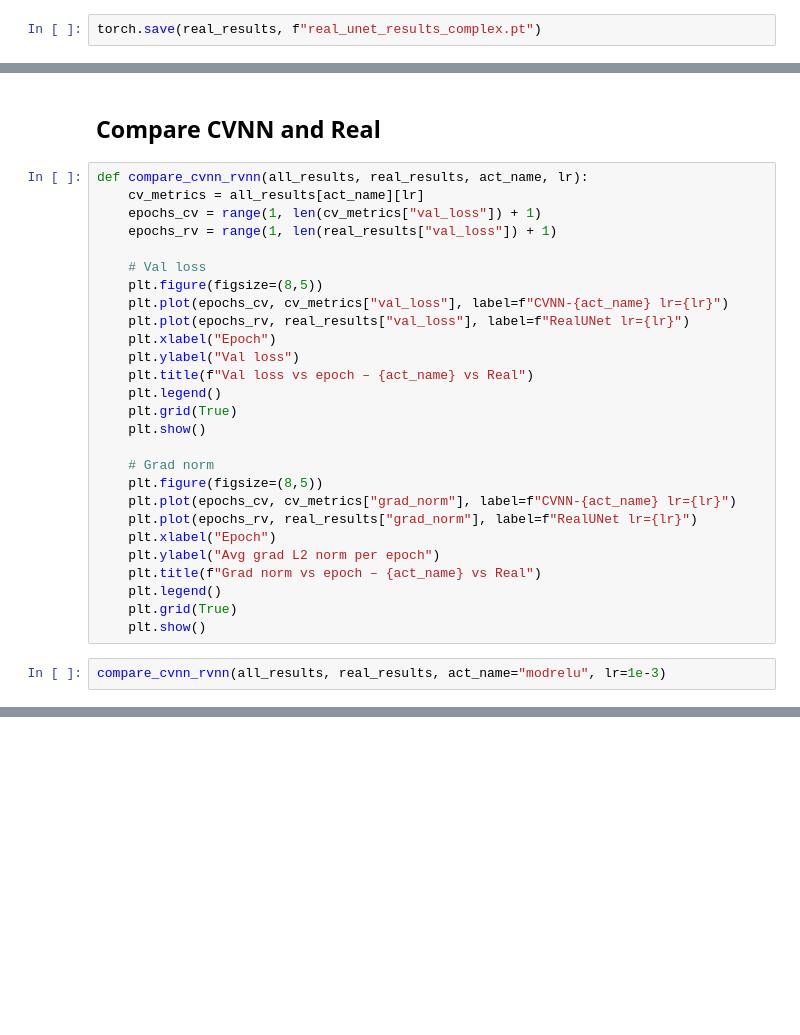
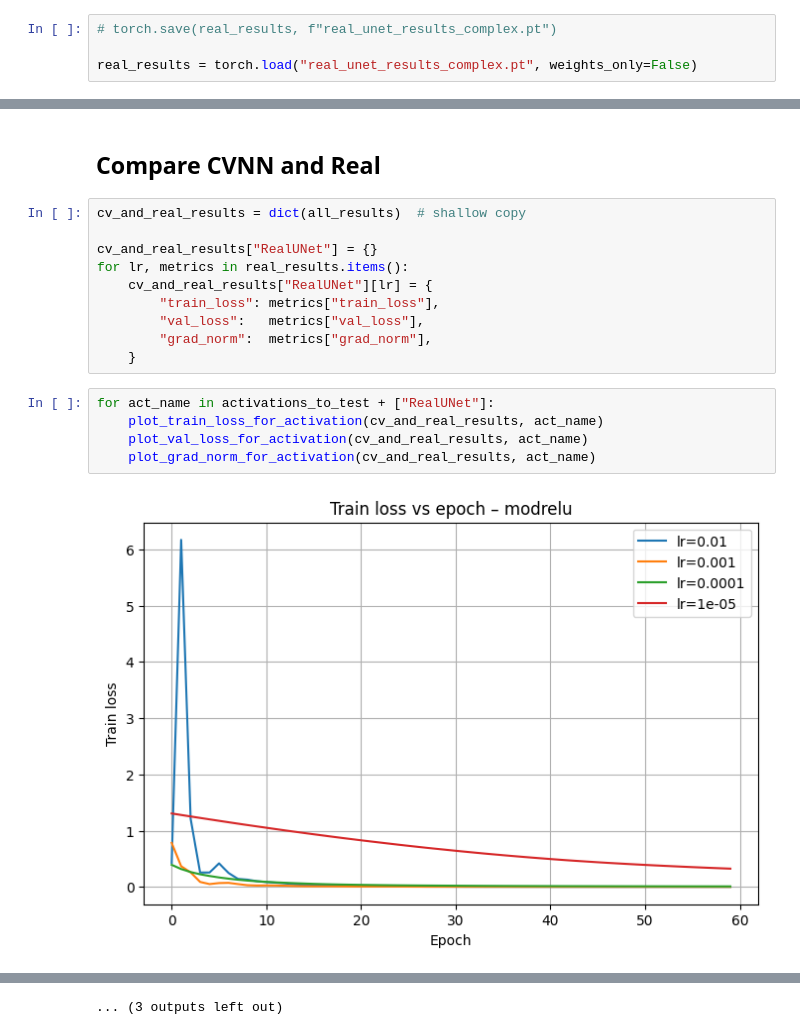
Before and after one commit to sjeastwood/CMPT981_CVNN, a Jupyter notebook: FASTMRI_cnn_complex.ipynb, the cells around one changed output, grey strips where cells are left out. Drawn from its saved outputs; the diff is of its cells as text; blank space fills up the shorter version.

```diff
--- a/FASTMRI_cnn_complex.ipynb
+++ b/FASTMRI_cnn_complex.ipynb
@@ -1038,7 +1064,9 @@ real_results = {}
 for lr in [1e-2, 1e-3, 1e-4, 1e-5]:
     real_results[lr] = run_real_unet_experiment(num_epochs=60, lr=lr, tag="RealUNet")
 # %%
-torch.save(real_results, f"real_unet_results_complex.pt")
+# torch.save(real_results, f"real_unet_results_complex.pt")
+
+real_results = torch.load("real_unet_results_complex.pt", weights_only=False)
 # %%
 
 def plot_real_train_loss(real_results, title="RealUNet – train loss vs epoch"):
@@ -1082,32 +1114,20 @@ plot_real_grad_norm(real_results)
 plot_real_val_and_grad(real_results, label_prefix="RealUNet")
 # %% [markdown]
 ## Compare CVNN and Real
-# %%
-def compare_cvnn_rvnn(all_results, real_results, act_name, lr):
-    cv_metrics = all_results[act_name][lr]
-    epochs_cv = range(1, len(cv_metrics["val_loss"]) + 1)
-    epochs_rv = range(1, len(real_results["val_loss"]) + 1)
-
-    # Val loss
-    plt.figure(figsize=(8,5))
-    plt.plot(epochs_cv, cv_metrics["val_loss"], label=f"CVNN-{act_name} lr={lr}")
-    plt.plot(epochs_rv, real_results["val_loss"], label=f"RealUNet lr={lr}")
-    plt.xlabel("Epoch")
-    plt.ylabel("Val loss")
-    plt.title(f"Val loss vs epoch – {act_name} vs Real")
-    plt.legend()
-    plt.grid(True)
-    plt.show()
-
-    # Grad norm
-    plt.figure(figsize=(8,5))
-    plt.plot(epochs_cv, cv_metrics["grad_norm"], label=f"CVNN-{act_name} lr={lr}")
-    plt.plot(epochs_rv, real_results["grad_norm"], label=f"RealUNet lr={lr}")
-    plt.xlabel("Epoch")
-    plt.ylabel("Avg grad L2 norm per epoch")
-    plt.title(f"Grad norm vs epoch – {act_name} vs Real")
-    plt.legend()
-    plt.grid(True)
-    plt.show()
-# %%
-compare_cvnn_rvnn(all_results, real_results, act_name="modrelu", lr=1e-3)
+# %%
+cv_and_real_results = dict(all_results)  # shallow copy
+
+cv_and_real_results["RealUNet"] = {}
+for lr, metrics in real_results.items():
+    cv_and_real_results["RealUNet"][lr] = {
+        "train_loss": metrics["train_loss"],
+        "val_loss":   metrics["val_loss"],
+        "grad_norm":  metrics["grad_norm"],
+    }
+# %%
+for act_name in activations_to_test + ["RealUNet"]:
+    plot_train_loss_for_activation(cv_and_real_results, act_name)
+    plot_val_loss_for_activation(cv_and_real_results, act_name)
+    plot_grad_norm_for_activation(cv_and_real_results, act_name)
+# %% [output]
+[figure, added]
@@ -1113,0 +1145 @@ compare_cvnn_rvnn(all_results, real_results, act_name="modrelu", lr=1e-3)
+... (3 outputs left out)
```
Also changed, not shown: parts of 11 cells of this notebook, 2 other files.
